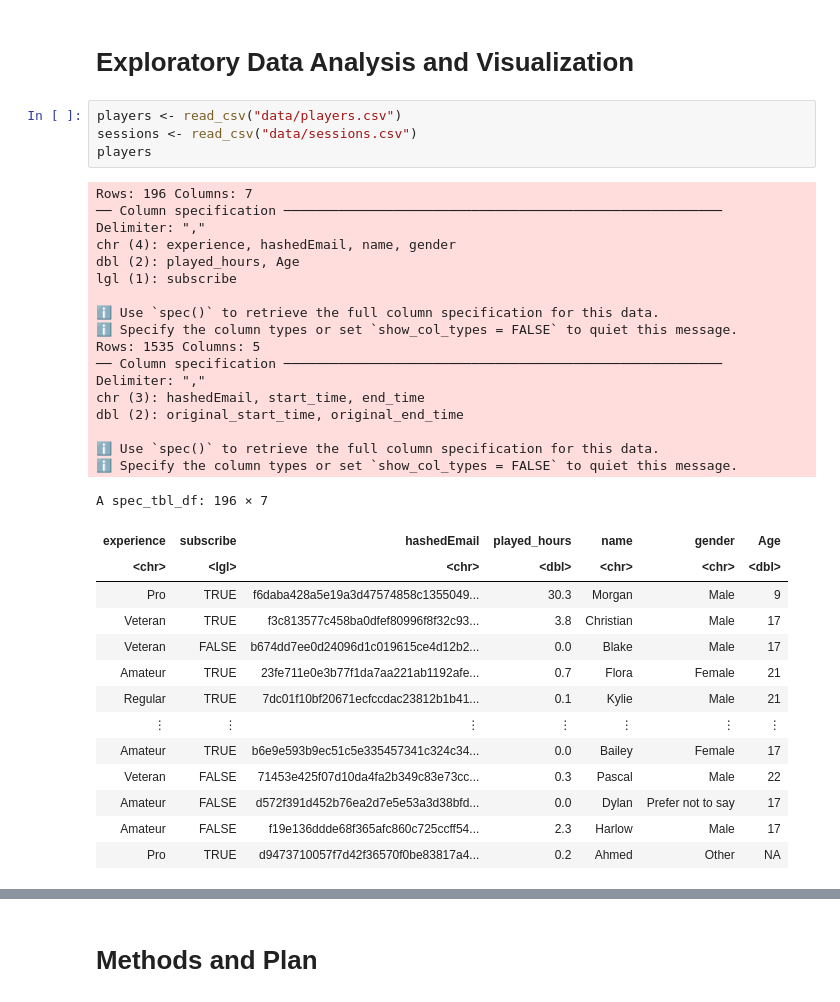
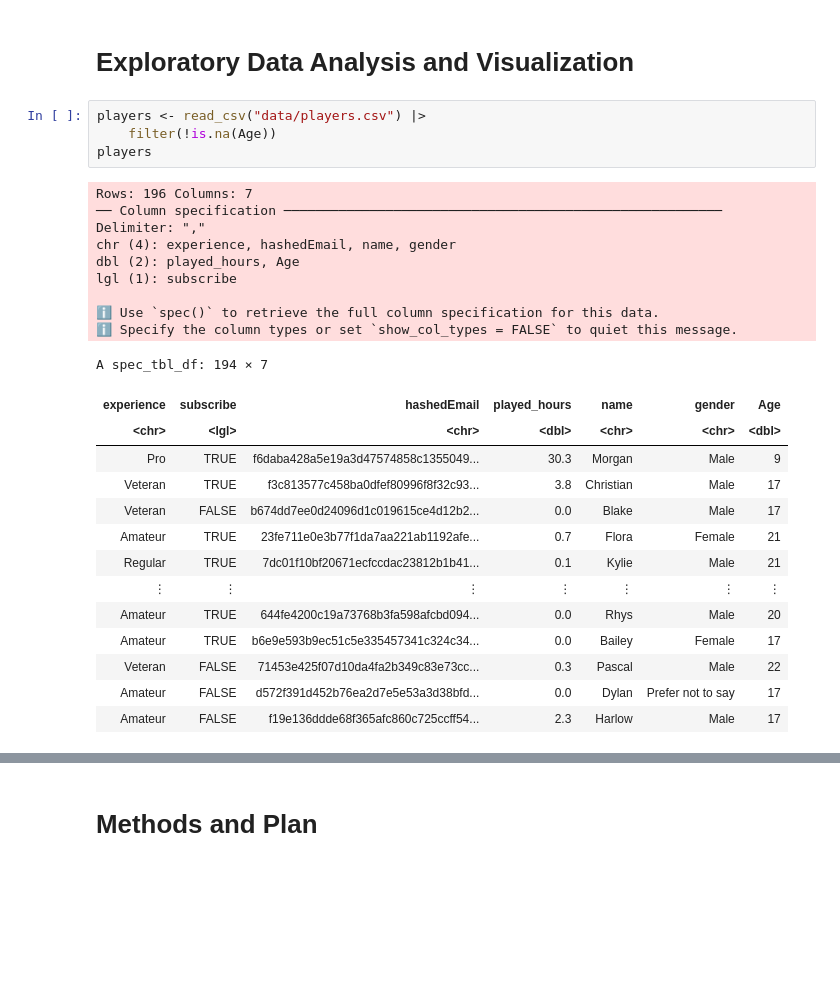
Before and after one commit to ckwok07/DSCI100-Project-Planning-Stage-, a Jupyter notebook: Project Planning Stage.ipynb, the cells around one changed output, grey strips where cells are left out. Drawn from its saved outputs; the diff is of its cells as text; blank space fills up the shorter version.

```diff
--- a/Project Planning Stage.ipynb
+++ b/Project Planning Stage.ipynb
@@ -121,38 +66,30 @@ The `players.csv` dataframe can help us answer both our broad question and our s
 # %% [markdown]
 # Exploratory Data Analysis and Visualization
 # %%
-players <- read_csv("data/players.csv")
-sessions <- read_csv("data/sessions.csv")
+players <- read_csv("data/players.csv") |>
+    filter(!is.na(Age))
 players
 # %% [output]
 Rows: 196 Columns: 7
 ── Column specification ────────────────────────────────────────────────────────
 Delimiter: ","
 chr (4): experience, hashedEmail, name, gender
 dbl (2): played_hours, Age
 lgl (1): subscribe
 
 ℹ Use `spec()` to retrieve the full column specification for this data.
 ℹ Specify the column types or set `show_col_types = FALSE` to quiet this message.
-Rows: 1535 Columns: 5
-── Column specification ────────────────────────────────────────────────────────
-Delimiter: ","
-chr (3): hashedEmail, start_time, end_time
-dbl (2): original_start_time, original_end_time
-
-ℹ Use `spec()` to retrieve the full column specification for this data.
-ℹ Specify the column types or set `show_col_types = FALSE` to quiet this message.
-A spec_tbl_df: 196 × 7
+A spec_tbl_df: 194 × 7
 | experience | subscribe | hashedEmail | played_hours | name | gender | Age |
 | <chr> | <lgl> | <chr> | <dbl> | <chr> | <chr> | <dbl> |
 | Pro | TRUE | f6daba428a5e19a3d47574858c1355049... | 30.3 | Morgan | Male | 9 |
 | Veteran | TRUE | f3c813577c458ba0dfef80996f8f32c93... | 3.8 | Christian | Male | 17 |
 | Veteran | FALSE | b674dd7ee0d24096d1c019615ce4d12b2... | 0.0 | Blake | Male | 17 |
 | Amateur | TRUE | 23fe711e0e3b77f1da7aa221ab1192afe... | 0.7 | Flora | Female | 21 |
 | Regular | TRUE | 7dc01f10bf20671ecfccdac23812b1b41... | 0.1 | Kylie | Male | 21 |
 | ⋮ | ⋮ | ⋮ | ⋮ | ⋮ | ⋮ | ⋮ |
+| Amateur | TRUE | 644fe4200c19a73768b3fa598afcbd094... | 0.0 | Rhys | Male | 20 |
 | Amateur | TRUE | b6e9e593b9ec51c5e335457341c324c34... | 0.0 | Bailey | Female | 17 |
 | Veteran | FALSE | 71453e425f07d10da4fa2b349c83e73cc... | 0.3 | Pascal | Male | 22 |
 | Amateur | FALSE | d572f391d452b76ea2d7e5e53a3d38bfd... | 0.0 | Dylan | Prefer not to say | 17 |
 | Amateur | FALSE | f19e136ddde68f365afc860c725ccff54... | 2.3 | Harlow | Male | 17 |
-| Pro | TRUE | d9473710057f7d42f36570f0be83817a4... | 0.2 | Ahmed | Other | NA |
```
Also changed, not shown: parts of 12 cells of this notebook.
